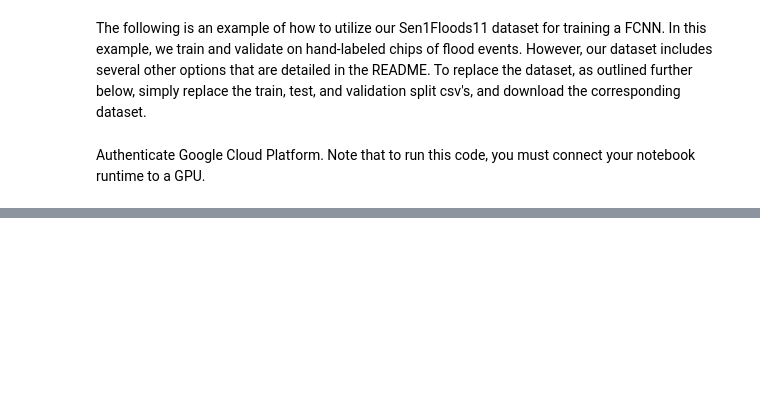
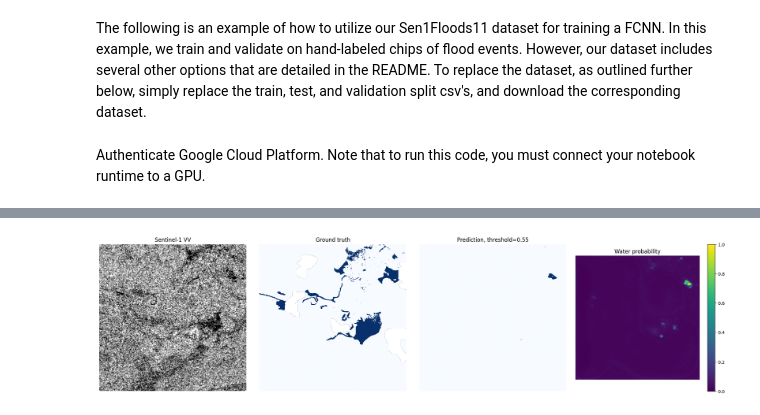
Before and after one commit to xiaofeng60301/water, a Jupyter notebook: Train.ipynb, the cells around one changed output, grey strips where cells are left out. Drawn from its saved outputs; the diff is of its cells as text; code cells hidden in the pictures; blank space fills up the shorter version.

```diff
--- a/Train.ipynb
+++ b/Train.ipynb
@@ -271,6 +331,0 @@ test_loader = DataLoader(
-# %%
-images, masks = next(iter(train_loader))
-
-print(images.shape)
-print(masks.shape)
-print(torch.unique(masks))
@@ -773,0 +850,13 @@ plt.show()
+# %%
+best_threshold_row = threshold_results.iloc[0]
+BEST_THRESHOLD = float(
+    best_threshold_row["threshold"]
+)
+
+print("最佳阈值:", BEST_THRESHOLD)
+print(best_threshold_row)
+
+threshold_results.to_csv(
+    RESULT_DIR / "threshold_results.csv",
+    index=False,
+)
@@ -773,0 +1063,80 @@ plt.show()
+# %%
+SAMPLE_INDEX = 0
+
+image, mask = test_dataset[SAMPLE_INDEX]
+
+with torch.no_grad():
+    logits = model(
+        image.unsqueeze(0).to(device)
+    )
+
+    probability = torch.softmax(
+        logits,
+        dim=1,
+    )[0, 1].cpu()
+
+prediction = (
+    probability >= BEST_THRESHOLD
+)
+
+vv = (
+    image[0] * 0.0820 + 0.6851
+).numpy()
+
+low, high = np.percentile(vv, [2, 98])
+
+vv_display = np.clip(
+    (vv - low) / max(high - low, 1e-8),
+    0,
+    1,
+)
+
+mask_display = np.ma.masked_where(
+    mask.numpy() == 255,
+    mask.numpy(),
+)
+
+fig, axes = plt.subplots(
+    1,
+    4,
+    figsize=(20, 5),
+)
+
+axes[0].imshow(vv_display, cmap="gray")
+axes[0].set_title("Sentinel-1 VV")
+
+axes[1].imshow(
+    mask_display,
+    cmap="Blues",
+    vmin=0,
+    vmax=1,
+)
+axes[1].set_title("Ground truth")
+
+axes[2].imshow(
+    prediction.numpy(),
+    cmap="Blues",
+    vmin=0,
+    vmax=1,
+)
+axes[2].set_title(
+    f"Prediction, threshold={BEST_THRESHOLD:.2f}"
+)
+
+probability_plot = axes[3].imshow(
+    probability.numpy(),
+    cmap="viridis",
+    vmin=0,
+    vmax=1,
+)
+
+axes[3].set_title("Water probability")
+plt.colorbar(probability_plot, ax=axes[3])
+
+for axis in axes:
+    axis.axis("off")
+
+plt.tight_layout()
+plt.show()
+# %% [output]
+[figure, added]
```
Also changed, not shown: parts of 75 cells of this notebook.
